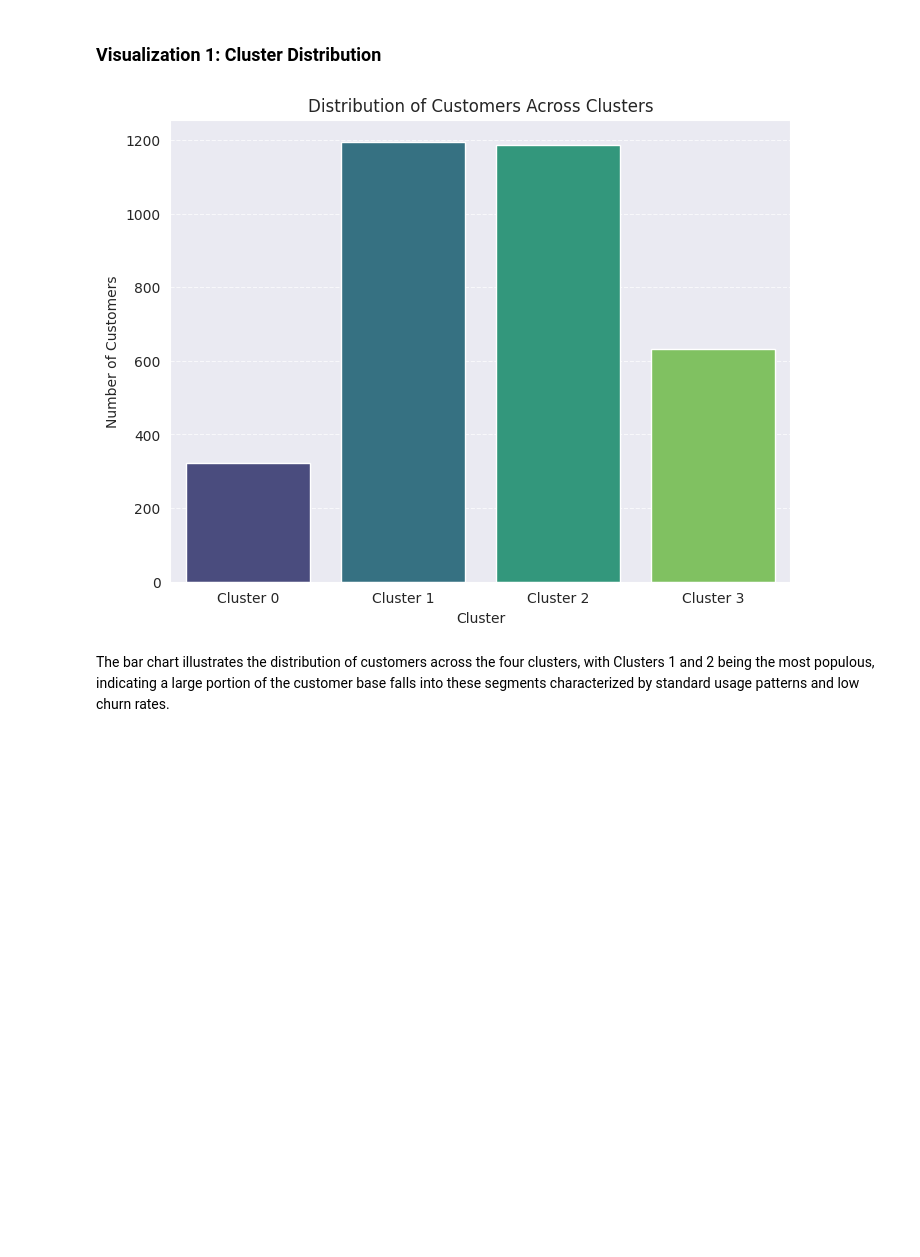
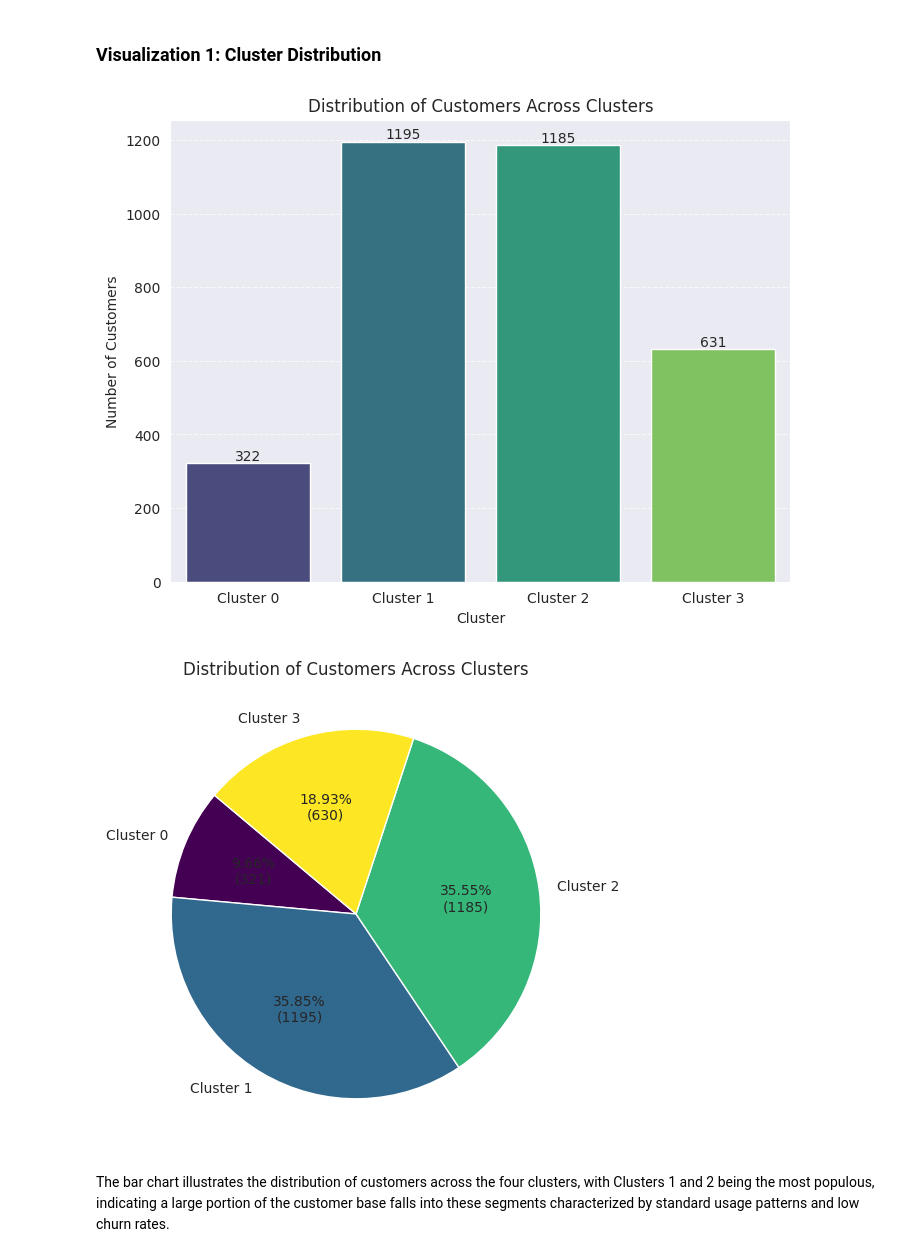
Before and after one commit to LCR2022/Phase_3_project, a Jupyter notebook: dsc_phase_3_project.ipynb, the cells around one changed output. Drawn from its saved outputs; the diff is of its cells as text; code cells hidden in the pictures; blank space fills up the shorter version.

```diff
--- a/dsc_phase_3_project.ipynb
+++ b/dsc_phase_3_project.ipynb
@@ -1272,7 +1270,7 @@ import numpy as np
 
 # Simplified range for WCSS calculation to reduce computation time
 wcss_simplified = []
-range_clusters = range(2, 6)  # Testing a smaller range of clusters from 2 to 5
+range_clusters = range(1, 5)
 for i in range_clusters:
     kmeans = KMeans(n_clusters=i, init='k-means++', max_iter=300, n_init=10, random_state=42)
     kmeans.fit(X_scaled)
@@ -1349,15 +1347,42 @@ The analysis of cluster means reveals distinct characteristics for each cluster,
 # %%
 # Visualization 1: Cluster Distribution
 plt.figure(figsize=(8, 6))
-sns.countplot(x='cluster', data=data_reduced, palette='viridis')
+ax=sns.countplot(x='cluster', data=data_reduced, palette='viridis')
 plt.title('Distribution of Customers Across Clusters')
 plt.xlabel('Cluster')
 plt.ylabel('Number of Customers')
 plt.xticks(range(4), ['Cluster 0', 'Cluster 1', 'Cluster 2', 'Cluster 3'])
 plt.grid(axis='y', linestyle='--', alpha=0.7)
+
+for p in ax.patches:
+    ax.text(p.get_x() + p.get_width() / 2.,  # x position
+            p.get_height(),  # y position
+            '{:.0f}'.format(p.get_height()),  # text label
+            fontsize=10,
+            ha='center',
+            va='bottom')
 plt.show()
+
+# Assuming 'cluster_counts' is a Series with the count of customers in each cluster, indexed by cluster number
+cluster_counts = data_reduced['cluster'].value_counts().sort_index()
+
+# Total number of customers
+total_customers = cluster_counts.sum()
+
+# Custom function to format the label
+def custom_autopct(pct):
+    absolute = int(pct/100.*total_customers)
+    return "{:.2f}%\n({:d})".format(pct, absolute)
+
+# Create a pie chart
+plt.figure(figsize=(8, 6))
+plt.pie(cluster_counts, labels=['Cluster 0', 'Cluster 1', 'Cluster 2', 'Cluster 3'], autopct=custom_autopct, startangle=140, colors=plt.cm.viridis(np.linspace(0, 1, 4)))
+
+plt.title('Distribution of Customers Across Clusters')
+plt.show()
 # %% [output]
-[figure, old version]
+[figure, new version]
+[figure, added]
 # %% [markdown]
 The bar chart illustrates the distribution of customers across the four clusters, with Clusters 1 and 2 being the most populous, indicating a large portion of the customer base falls into these segments characterized by standard usage patterns and low churn rates.
 # %% [markdown]
```
Also changed, not shown: parts of 16 cells of this notebook, 6 other files.
